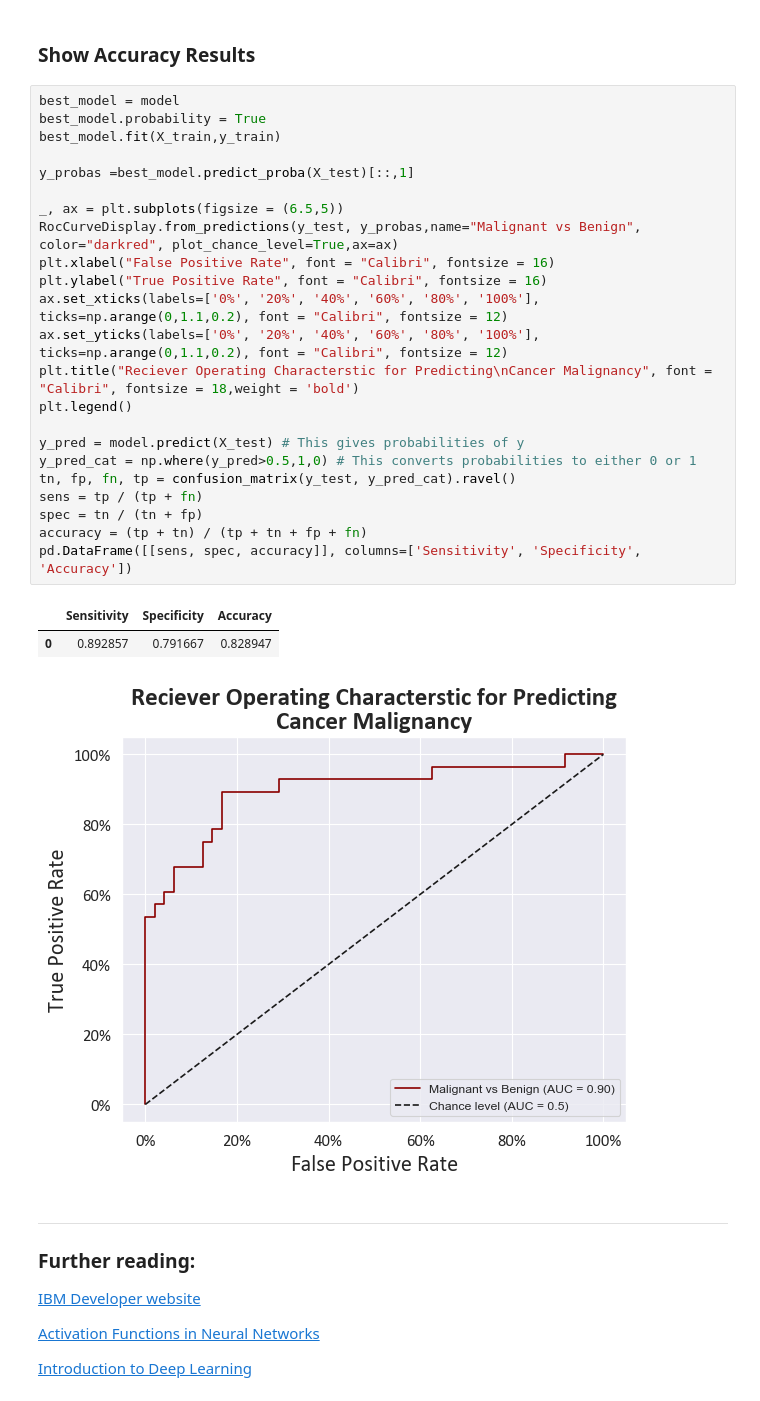
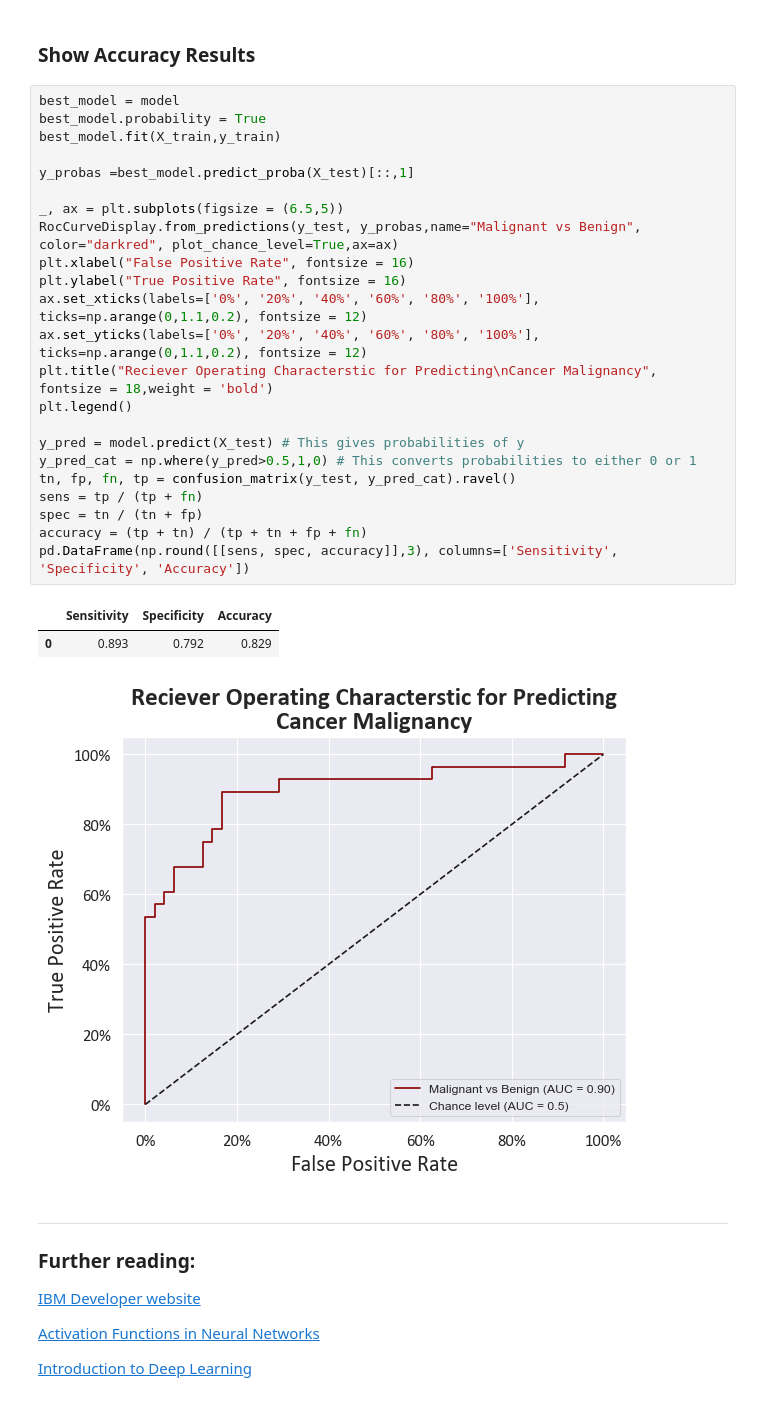
Before and after one commit to abdulrahman1123/analysis_examples, a Jupyter notebook: Neural Networks.ipynb, the cells around one changed output. Drawn from its saved outputs; the diff is of its cells as text.

```diff
--- a/Neural Networks.ipynb
+++ b/Neural Networks.ipynb
@@ -230,29 +230,29 @@ Text(0.5, 0.7, 'Test Accuracy = 0.829')
 # %%
 best_model = model
 best_model.probability = True
 best_model.fit(X_train,y_train)
 
 y_probas =best_model.predict_proba(X_test)[::,1]
 
 _, ax = plt.subplots(figsize = (6.5,5))
 RocCurveDisplay.from_predictions(y_test, y_probas,name="Malignant vs Benign", color="darkred", plot_chance_level=True,ax=ax)
-plt.xlabel("False Positive Rate", font = "Calibri", fontsize = 16)
-plt.ylabel("True Positive Rate", font = "Calibri", fontsize = 16)
-ax.set_xticks(labels=['0%', '20%', '40%', '60%', '80%', '100%'], ticks=np.arange(0,1.1,0.2), font = "Calibri", fontsize = 12)
-ax.set_yticks(labels=['0%', '20%', '40%', '60%', '80%', '100%'], ticks=np.arange(0,1.1,0.2), font = "Calibri", fontsize = 12)
-plt.title("Reciever Operating Characterstic for Predicting\nCancer Malignancy", font = "Calibri", fontsize = 18,weight = 'bold')
+plt.xlabel("False Positive Rate", fontsize = 16)
+plt.ylabel("True Positive Rate", fontsize = 16)
+ax.set_xticks(labels=['0%', '20%', '40%', '60%', '80%', '100%'], ticks=np.arange(0,1.1,0.2), fontsize = 12)
+ax.set_yticks(labels=['0%', '20%', '40%', '60%', '80%', '100%'], ticks=np.arange(0,1.1,0.2), fontsize = 12)
+plt.title("Reciever Operating Characterstic for Predicting\nCancer Malignancy", fontsize = 18,weight = 'bold')
 plt.legend()
 
 y_pred = model.predict(X_test) # This gives probabilities of y
 y_pred_cat = np.where(y_pred>0.5,1,0) # This converts probabilities to either 0 or 1
 tn, fp, fn, tp = confusion_matrix(y_test, y_pred_cat).ravel()
 sens = tp / (tp + fn)
 spec = tn / (tn + fp)
 accuracy = (tp + tn) / (tp + tn + fp + fn)
-pd.DataFrame([[sens, spec, accuracy]], columns=['Sensitivity', 'Specificity', 'Accuracy'])
+pd.DataFrame(np.round([[sens, spec, accuracy]],3), columns=['Sensitivity', 'Specificity', 'Accuracy'])
 # %% [output]
 |  | Sensitivity | Specificity | Accuracy |
-| 0 | 0.892857 | 0.791667 | 0.828947 |
+| 0 | 0.893 | 0.792 | 0.829 |
 [figure]
 # %% [markdown]
 ---
```
Also changed, not shown: parts of 1 cell of this notebook.
